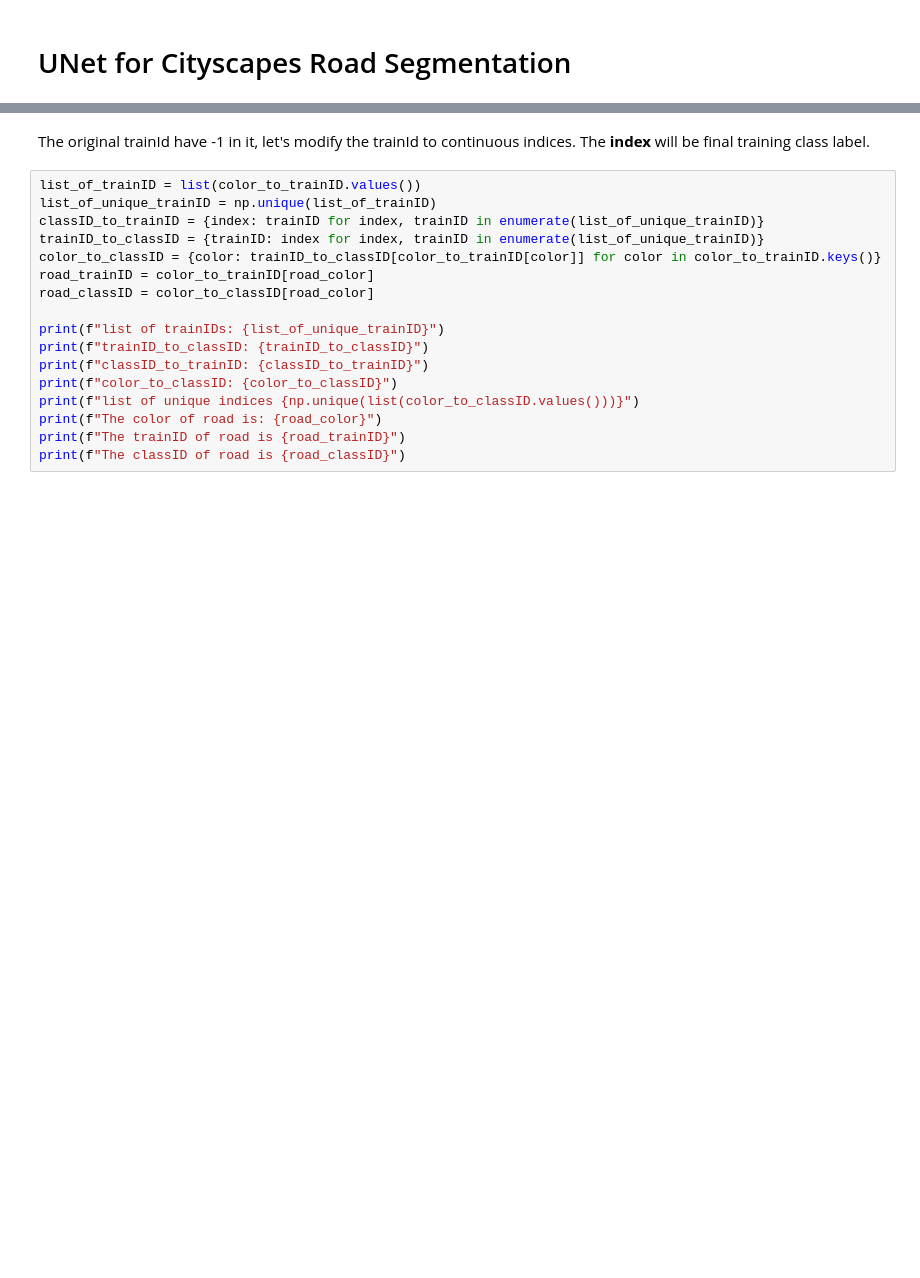
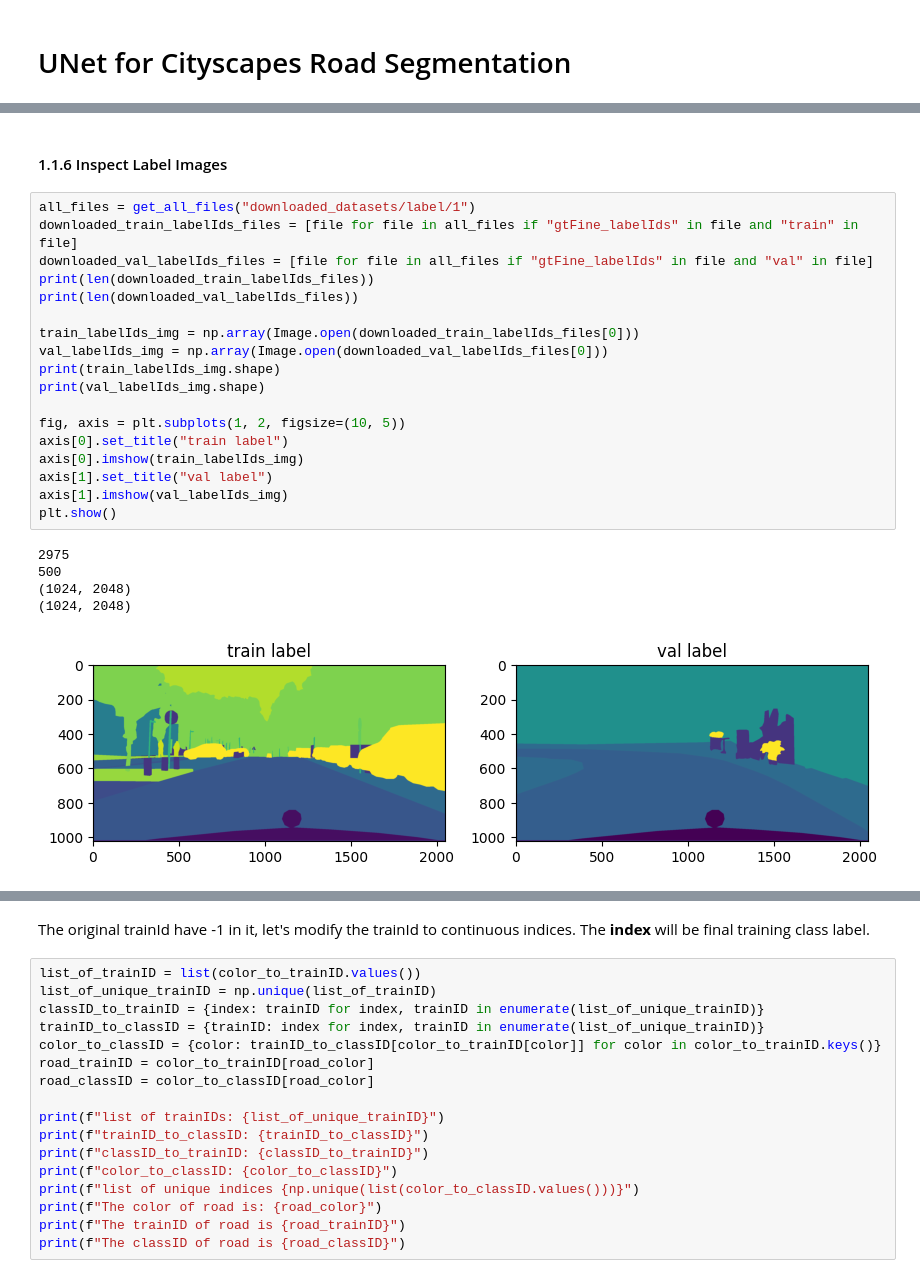
Before and after one commit to WeilongYE/unet-for-cityscapes-road-segmentation, a Jupyter notebook: unet_for_cityscapes_road_segmentation.ipynb, the cells around one changed output, grey strips where cells are left out. Cells and saved outputs as stored; diff of their text form; blank space fills up the shorter version.

```diff
--- a/unet_for_cityscapes_road_segmentation.ipynb
+++ b/unet_for_cityscapes_road_segmentation.ipynb
@@ -59,0 +142,26 @@ Downloading cityscapes-image-pairs.zip to /content
+# %% [markdown]
+#### 1.1.6 Inspect Label Images
+# %%
+all_files = get_all_files("downloaded_datasets/label/1")
+downloaded_train_labelIds_files = [file for file in all_files if "gtFine_labelIds" in file and "train" in file]
+downloaded_val_labelIds_files = [file for file in all_files if "gtFine_labelIds" in file and "val" in file]
+print(len(downloaded_train_labelIds_files))
+print(len(downloaded_val_labelIds_files))
+
+train_labelIds_img = np.array(Image.open(downloaded_train_labelIds_files[0]))
+val_labelIds_img = np.array(Image.open(downloaded_val_labelIds_files[0]))
+print(train_labelIds_img.shape)
+print(val_labelIds_img.shape)
+
+fig, axis = plt.subplots(1, 2, figsize=(10, 5))
+axis[0].set_title("train label")
+axis[0].imshow(train_labelIds_img)
+axis[1].set_title("val label")
+axis[1].imshow(val_labelIds_img)
+plt.show()
+# %% [output]
+2975
+500
+(1024, 2048)
+(1024, 2048)
+[figure, added]
```
Also changed, not shown: parts of 31 cells of this notebook.
